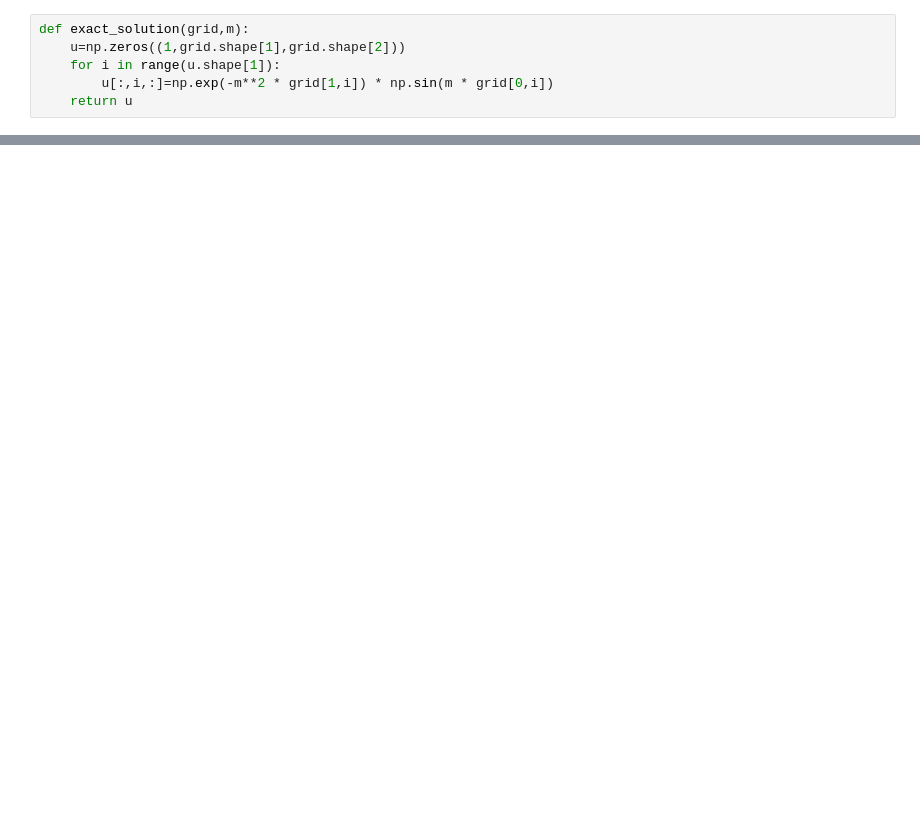
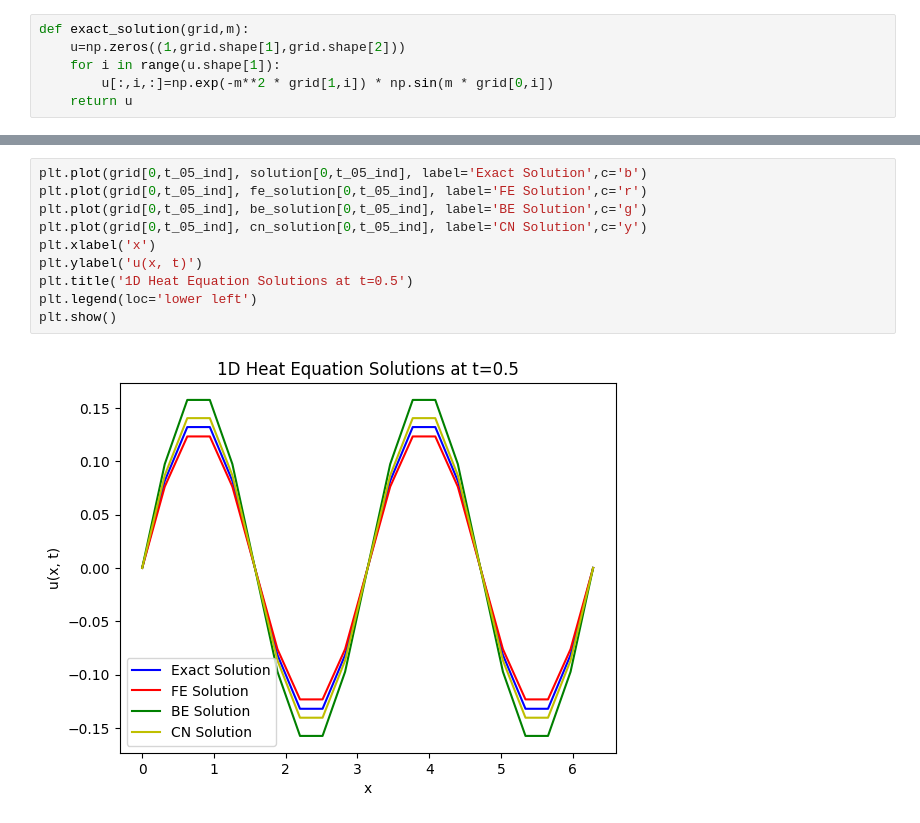
Before and after one commit to Itsacon-yxd/Numerical-Methods-EN.530.766, a Jupyter notebook: HW3/heat_conduction.ipynb, the cells around one changed output, grey strips where cells are left out. Cells and saved outputs as stored; diff of their text form; blank space fills up the shorter version.

```diff
--- a/HW3/heat_conduction.ipynb
+++ b/HW3/heat_conduction.ipynb
@@ -160,0 +161,12 @@ plt.show()
+# %%
+plt.plot(grid[0,t_05_ind], solution[0,t_05_ind], label='Exact Solution',c='b')
+plt.plot(grid[0,t_05_ind], fe_solution[0,t_05_ind], label='FE Solution',c='r')
+plt.plot(grid[0,t_05_ind], be_solution[0,t_05_ind], label='BE Solution',c='g')
+plt.plot(grid[0,t_05_ind], cn_solution[0,t_05_ind], label='CN Solution',c='y')
+plt.xlabel('x')
+plt.ylabel('u(x, t)')
+plt.title('1D Heat Equation Solutions at t=0.5')
+plt.legend(loc='lower left')
+plt.show()
+# %% [output]
+[figure, added]
```
Also changed, not shown: parts of 6 cells of this notebook, 1 other file.
